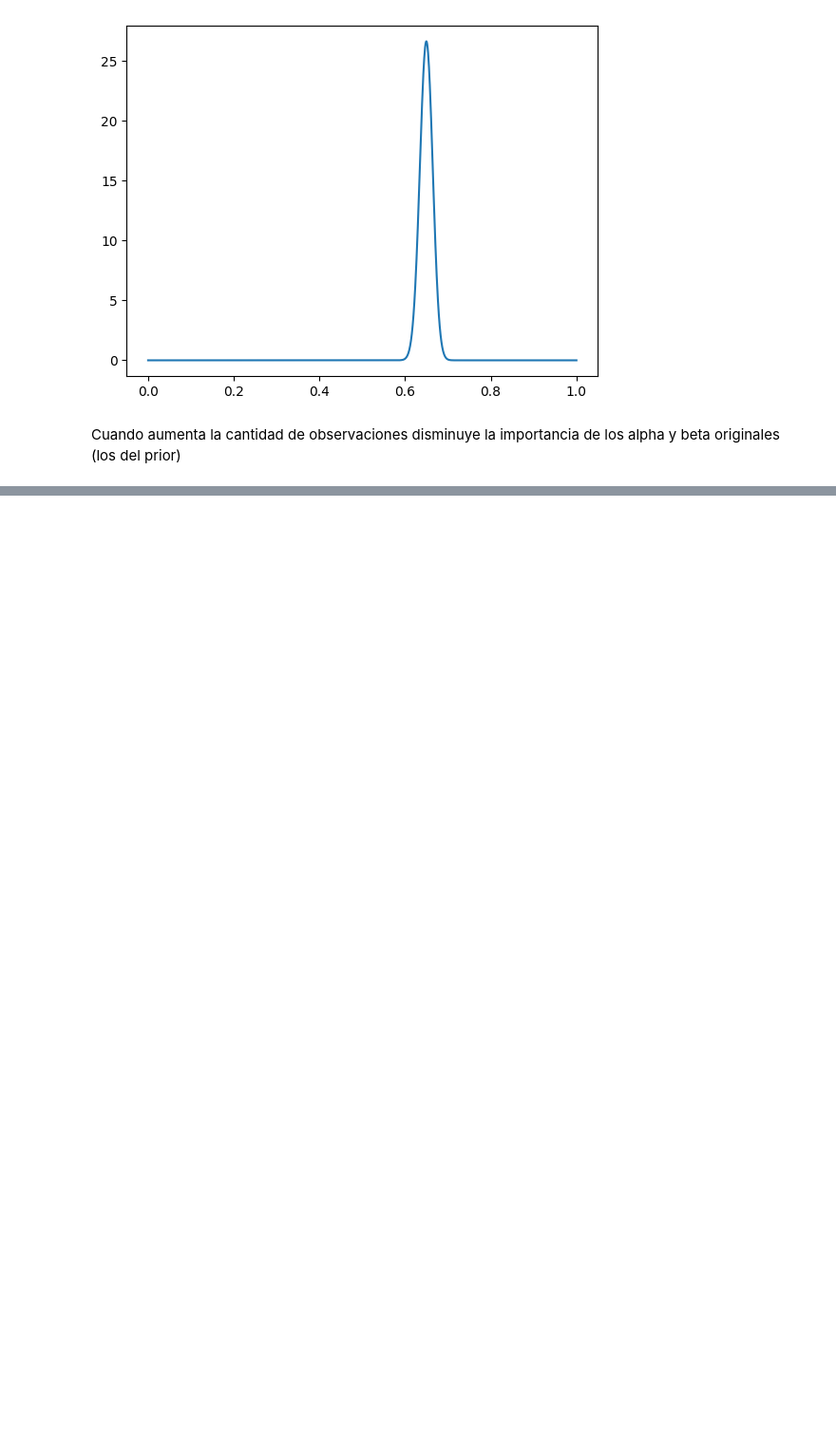
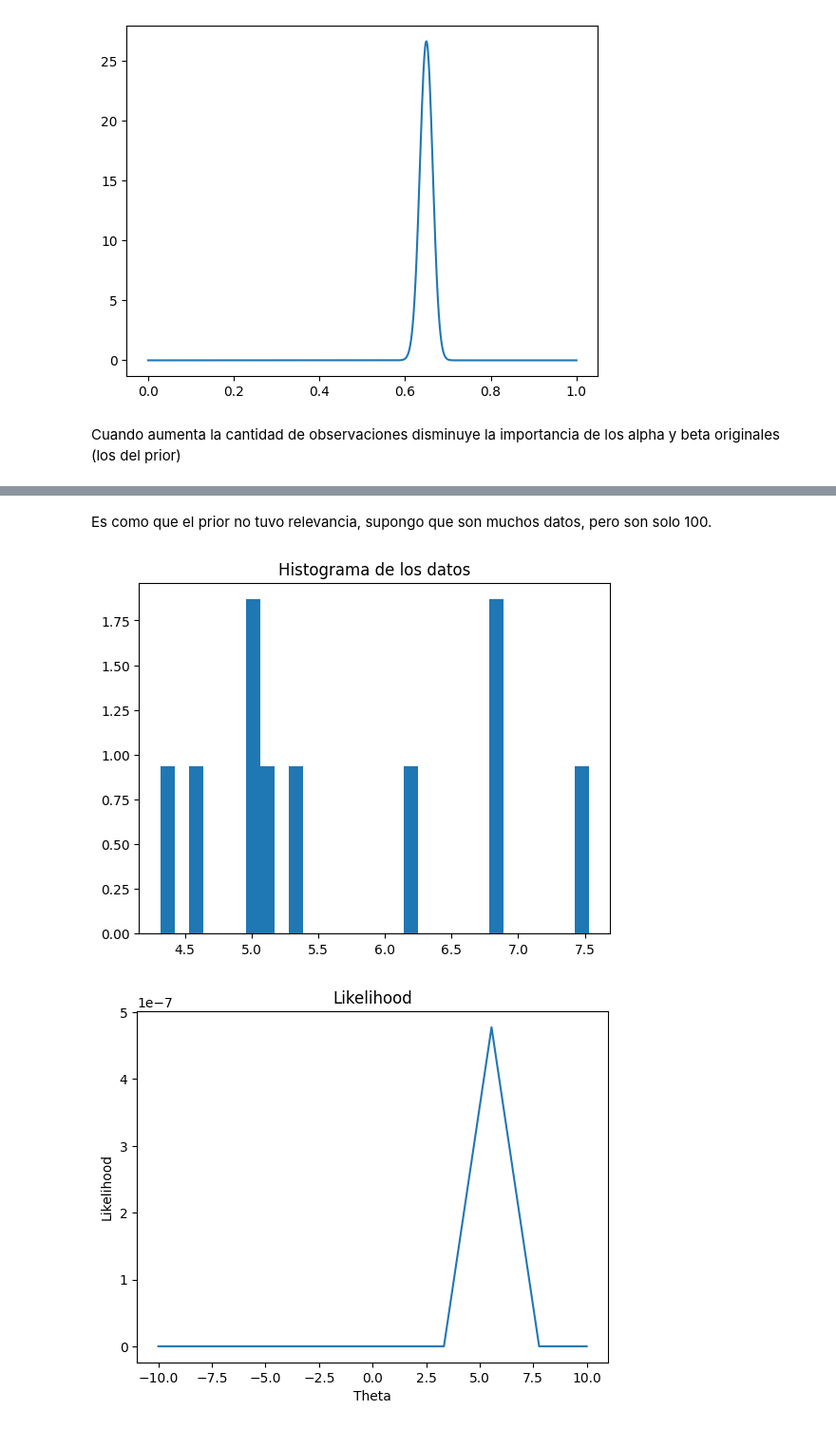
Before and after one commit to nazarenomm/estadistica_inferencia, a Jupyter notebook: guias/practica6.ipynb, the cells around one changed output, grey strips where cells are left out. Shown at 95% size. Drawn from its saved outputs; the diff is of its cells as text; code cells hidden in the pictures; blank space fills up the shorter version.

```diff
--- a/guias/practica6.ipynb
+++ b/guias/practica6.ipynb
@@ -134,0 +193,42 @@ Cuando aumenta la cantidad de observaciones disminuye la importancia de los alph
+# %% [markdown]
+Es como que el prior no tuvo relevancia, supongo que son muchos datos, pero son solo 100.
+# %%
+n = 10
+
+# graficar la likelihood
+x = np.random.normal(mu, sigma, n)
+plt.hist(x, bins=30, density=True)
+plt.title("Histograma de los datos")
+plt.show()
+
+thetas = np.linspace(-10, 10, n)
+y = [normal_likelihood(theta, sigma, x) for theta in thetas]
+plt.plot(thetas, y)
+plt.title("Likelihood")
+plt.xlabel("Theta")
+plt.ylabel("Likelihood")
+plt.show()
+
+# graficar el prior
+prior_normal = lambda thetas: stats.norm.pdf(thetas, 0, 10)
+prior_normal2 = lambda thetas: stats.norm.pdf(thetas, 0, 1)
+prior_normal3 = lambda thetas: stats.norm.pdf(thetas, 9, 0.5)
+
+plt.plot(thetas, prior_normal(thetas), label = "prior normal(0, 10)")
+plt.plot(thetas, prior_normal2(thetas), label = "prior normal(0, 1)")
+plt.plot(thetas, prior_normal3(thetas), label = "prior normal(9, 0.5)")
+plt.xlabel("Theta")
+plt.legend()
+plt.show()
+
+# graficar la posterior
+plt.plot(*posterior_normal(prior_normal, sigma, x, thetas), label='Prior Normal(0, 10)')
+plt.plot(*posterior_normal(prior_normal2, sigma, x, thetas), label='Prior Normal(0, 1)')
+plt.plot(*posterior_normal(prior_normal3, sigma, x, thetas), label='Prior Normal(9, 0.5)')
+plt.title("Posteriors con distintos priors")
+plt.xlim(3,8)
+plt.legend()
+plt.show()
+# %% [output]
+[figure, added]
+[figure, added]
```
Also changed, not shown: parts of 20 cells of this notebook, 10 other files.
